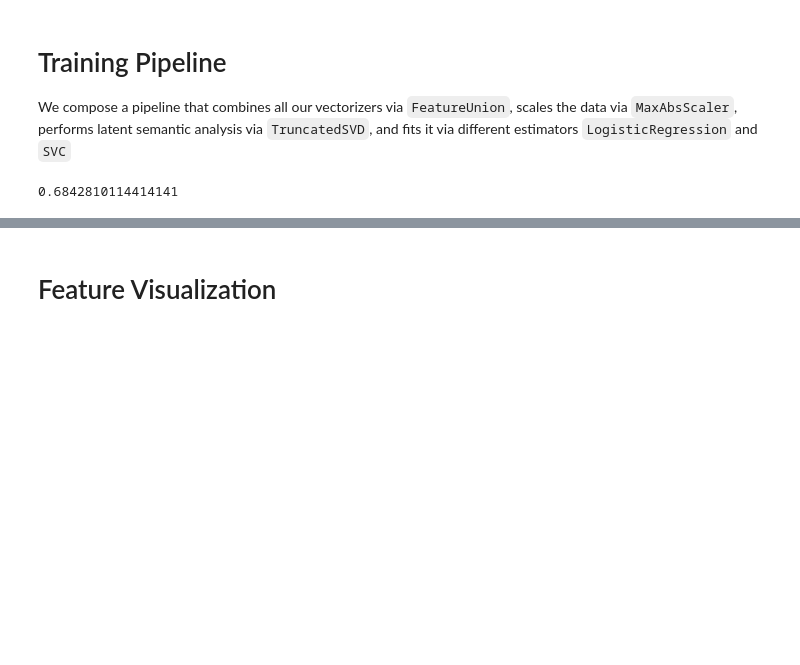
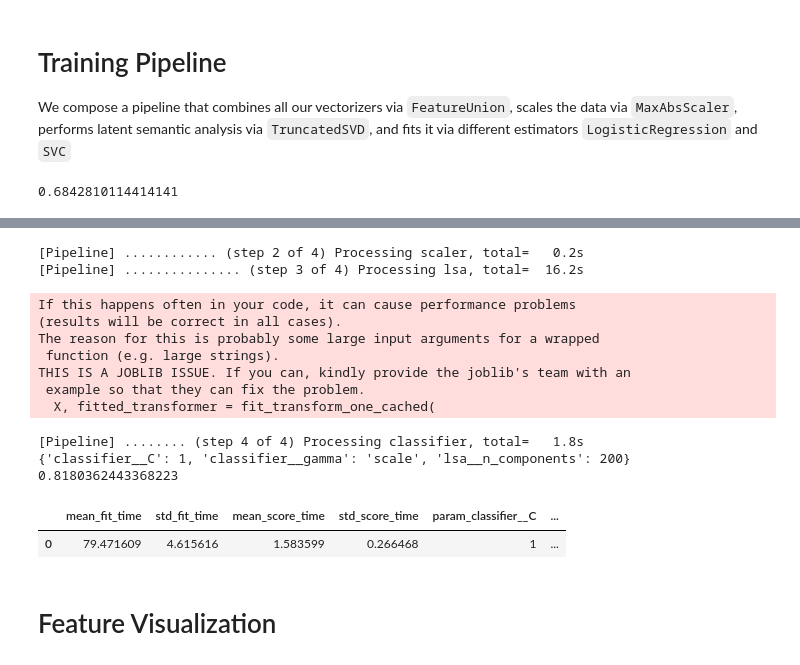
Before and after one commit to matteo4diani/reddit-nlp-demo, a Jupyter notebook: reddit-gender-classifier/reddit_gender_classifier.ipynb, the cells around one changed output, grey strips where cells are left out. Drawn from its saved outputs; the diff is of its cells as text; code cells hidden in the pictures; blank space fills up the shorter version.

Commit message:
wip on final model selection

```diff
--- a/reddit-gender-classifier/reddit_gender_classifier.ipynb
+++ b/reddit-gender-classifier/reddit_gender_classifier.ipynb
@@ -276,14 +277,17 @@ We compose a pipeline that combines all our vectorizers via `FeatureUnion`, scal
 # Training Pipeline #
 #####################
 def get_training_pipeline():
-    features = FeatureUnion([("vct", custom_transformers.BodyVectorizer()),
-                             ("pos", custom_transformers.PosTagVectorizer()),
-                             ("utc", custom_transformers.EpochVectorizer()),
-                             ("usr", custom_transformers.UsernameVectorizer()),
+    features = FeatureUnion([("vct", custom_transformers.BodyVectorizer(ngram_range=(1,2), sublinear_tf=True)),
+                             ("usr", custom_transformers.UsernameVectorizer(ngram_range=(1,3))),
                              ("sub", custom_transformers.SubredditVectorizer())])
 
-    estimators = [('lr', LogisticRegression(max_iter=10000, random_state=0)),
-                  ('svc', SVC(random_state=0))]
+    features_dict = dict([("vct", custom_transformers.BodyVectorizer()),
+                          ("pos", custom_transformers.PosTagVectorizer()),
+                          ("utc", custom_transformers.EpochVectorizer()),
+                          ("usr", custom_transformers.UsernameVectorizer(ngram_range=(1,3))),
+                          ("sub", custom_transformers.SubredditVectorizer())])
+
+
 
     training_pipeline = Pipeline([("features", features),
                                   ("scaler", MaxAbsScaler()),
@@ -317,21 +324,52 @@ selection_pipeline.score(final_features, final_targets)
 # Model Selection #
 ###################
 
-n_components = [25, 50, 100, 200, 400]
+n_components = [100, 200, 400]
+ks = [100, 200, 400]
+max_dfs = [1.0, 0.7]
+min_dfs = [1, 0.3]
+token_patterns = [r"(?u)\b\w\w+\b"] # without lemmatization
+tokenizers = [custom_transformers.tokenize] # with lemmatization
+ngrams_tfidf = [(1, 1), (1, 2)]
+gammas = ['scale']
+ngrams_username = [(1, 1), (3, 3)]
+cs = [0.01, 0.1, 1, 10]
+classifiers = [LogisticRegression(max_iter=10000, random_state=0), SVC(random_state=0)]
+reductors = [LatentDirichletAllocation(random_state=0), TruncatedSVD(random_state=0), SelectKBest()]
 
-param_grid = [{'features__vct__max_df' : [1.0, 0.95, 0.75],
-               'features__vct__min_df' : [1, 0.1, 0.3, 0.5],
-               'features__vct__token_pattern' : [r"(?u)\b\w\w+\b", r"(?u)\b[A-Za-z]{3,}", r"(?u)\b[A-Za-z]{1,}"],
-               'lsa__n_components' : [10],
-               'classifier__C' : [0.001, 0.01, 0.1, 1, 10],
-               'classifier__gamma' : [0.1, 1, 10, 100]}]
+
+param_grid = [{'features__vct__max_df' : max_dfs,
+               'features__vct__min_df' : min_dfs,
+               'features__vct__token_pattern' : token_patterns,
+               'lsa__n_components' : n_components,
+               'classifier__C' : cs,
+               'classifier__gamma' : gammas},
+              {'features__vct__max_df' : max_dfs,
+               'features__vct__min_df' : min_dfs,
+               'features__vct__tokenizer' : tokenizers,
+               'lsa__n_components' : n_components,
+               'classifier__C' : cs,
+               'classifier__gamma' : gammas}]
+
+demo_param_grid = [{'features__vct__max_df' : [1.0],
+                    'features__vct__min_df' : [1],
+                    'features__vct__tokenizer' : tokenizers,
+                    'lsa__n_components' : [100, 200],
+                    'classifier__C' : [0.1, 1, 10],
+                    'classifier__gamma' : ['scale']}]
+
+single_feature_param_grid = [{'lsa__n_components' : [200],
+                              'classifier__C' : [1],
+                              'classifier__gamma' : ['scale']}]
+
 selection_pipeline = GridSearchCV(training_pipeline,
-                                  param_grid=param_grid,
+                                  param_grid=single_feature_param_grid,
                                   scoring='roc_auc',
                                   n_jobs=-1,
-                                  verbose=100)
+                                  verbose=100,
+                                  cv=StratifiedShuffleSplit(n_splits=5, train_size=0.80))
 
-selection_pipeline.fit(final_features[1:100], final_targets[1:100])
+selection_pipeline.fit(final_features, final_targets)
 
 print(selection_pipeline.best_params_)
 print(selection_pipeline.best_score_)
@@ -341,3 +387,17 @@ Fitting 5 folds for each of 720 candidates, totalling 3600 fits
+[Pipeline] ............ (step 2 of 4) Processing scaler, total=   0.2s
+[Pipeline] ............... (step 3 of 4) Processing lsa, total=  16.2s
+If this happens often in your code, it can cause performance problems
+(results will be correct in all cases).
+The reason for this is probably some large input arguments for a wrapped
+ function (e.g. large strings).
+THIS IS A JOBLIB ISSUE. If you can, kindly provide the joblib's team with an
+ example so that they can fix the problem.
+  X, fitted_transformer = fit_transform_one_cached(
+[Pipeline] ........ (step 4 of 4) Processing classifier, total=   1.8s
+{'classifier__C': 1, 'classifier__gamma': 'scale', 'lsa__n_components': 200}
+0.8180362443368223
+|  | mean_fit_time | std_fit_time | mean_score_time | std_score_time | param_classifier__C | ... |
+| 0 | 79.471609 | 4.615616 | 1.583599 | 0.266468 | 1 | ... |
 # %% [markdown]
 # Feature Visualization
 # %%
```
Also changed, not shown: parts of 4 cells of this notebook, 2 other files.
